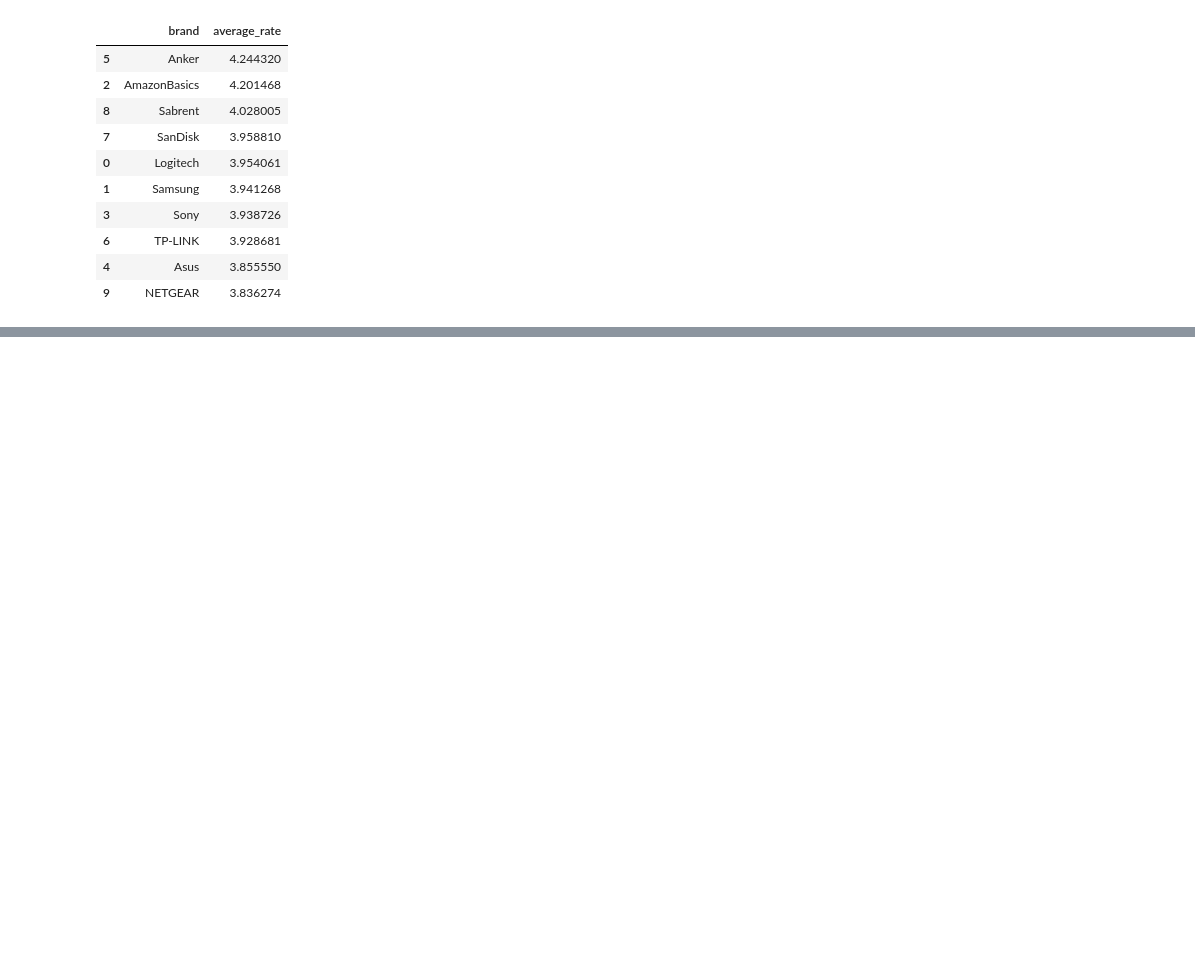
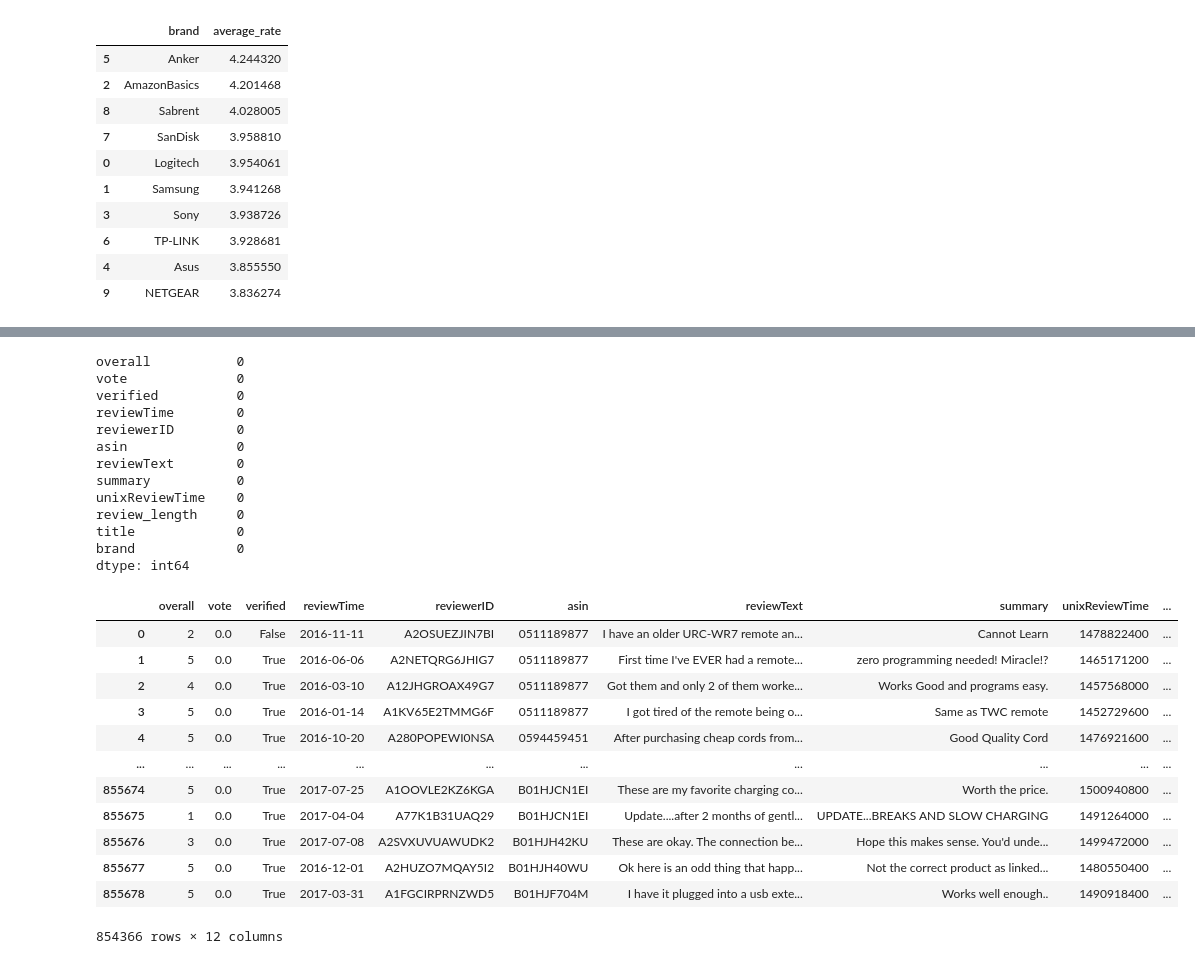
Before and after one commit to Mahdias1383/custom_NLP, a Jupyter notebook: Part 2/Part2.ipynb, the cells around one changed output, grey strips where cells are left out. Drawn from its saved outputs; the diff is of its cells as text; code cells hidden in the pictures; blank space fills up the shorter version.

```diff
--- a/Part 2/Part2.ipynb
+++ b/Part 2/Part2.ipynb
@@ -238,0 +340,50 @@ top_10_avg[['brand', 'average_rate']].head(10)
+# %%
+# reviewerName :
+# since we have reviewerId as a unique identifier for the user, we can drop reviewerName
+train=train.drop(['reviewerName'],axis=1)
+
+# asin :
+# asin is actually a perfect identifier for product. because no two products have the same asin and all the reviews on a product have asin in common.
+
+# title & brand :
+# both useful but we have some missing valuse. we tried filling them based on asin
+# so that all the products with the same asin have the same brand and title but that approach was not helpful
+# we can drop the few rows
+
+train = train.dropna(subset=['title'])
+train = train.dropna(subset=['brand'])
+
+
+# summary :
+# we don't want to misslead our model so we can drop the rows with missing summaries
+train = train.dropna(subset=['summary'])
+# %%
+print(train.isna().sum())
+train
+# %% [output]
+overall           0
+vote              0
+verified          0
+reviewTime        0
+reviewerID        0
+asin              0
+reviewText        0
+summary           0
+unixReviewTime    0
+review_length     0
+title             0
+brand             0
+dtype: int64
+|  | overall | vote | verified | reviewTime | reviewerID | asin | reviewText | summary | unixReviewTime | ... |
+| 0 | 2 | 0.0 | False | 2016-11-11 | A2OSUEZJIN7BI | 0511189877 | I have an older URC-WR7 remote an... | Cannot Learn | 1478822400 | ... |
+| 1 | 5 | 0.0 | True | 2016-06-06 | A2NETQRG6JHIG7 | 0511189877 | First time I've EVER had a remote... | zero programming needed! Miracle!? | 1465171200 | ... |
+| 2 | 4 | 0.0 | True | 2016-03-10 | A12JHGROAX49G7 | 0511189877 | Got them and only 2 of them worke... | Works Good and programs easy. | 1457568000 | ... |
+| 3 | 5 | 0.0 | True | 2016-01-14 | A1KV65E2TMMG6F | 0511189877 | I got tired of the remote being o... | Same as TWC remote | 1452729600 | ... |
+| 4 | 5 | 0.0 | True | 2016-10-20 | A280POPEWI0NSA | 0594459451 | After purchasing cheap cords from... | Good Quality Cord | 1476921600 | ... |
+| ... | ... | ... | ... | ... | ... | ... | ... | ... | ... | ... |
+| 855674 | 5 | 0.0 | True | 2017-07-25 | A1OOVLE2KZ6KGA | B01HJCN1EI | These are my favorite charging co... | Worth the price. | 1500940800 | ... |
+| 855675 | 1 | 0.0 | True | 2017-04-04 | A77K1B31UAQ29 | B01HJCN1EI | Update....after 2 months of gentl... | UPDATE...BREAKS AND SLOW CHARGING | 1491264000 | ... |
+| 855676 | 3 | 0.0 | True | 2017-07-08 | A2SVXUVUAWUDK2 | B01HJH42KU | These are okay. The connection be... | Hope this makes sense. You'd unde... | 1499472000 | ... |
+| 855677 | 5 | 0.0 | True | 2016-12-01 | A2HUZO7MQAY5I2 | B01HJH40WU | Ok here is an odd thing that happ... | Not the correct product as linked... | 1480550400 | ... |
+| 855678 | 5 | 0.0 | True | 2017-03-31 | A1FGCIRPRNZWD5 | B01HJF704M | I have it plugged into a usb exte... | Works well enough.. | 1490918400 | ... |
+854366 rows × 12 columns
```
Also changed, not shown: parts of 18 cells of this notebook.
